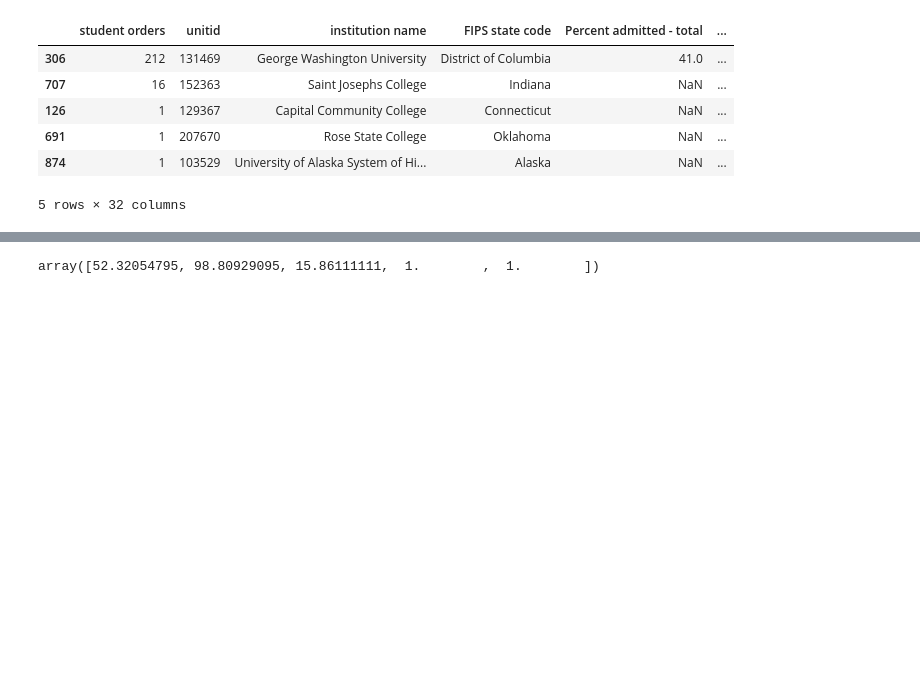
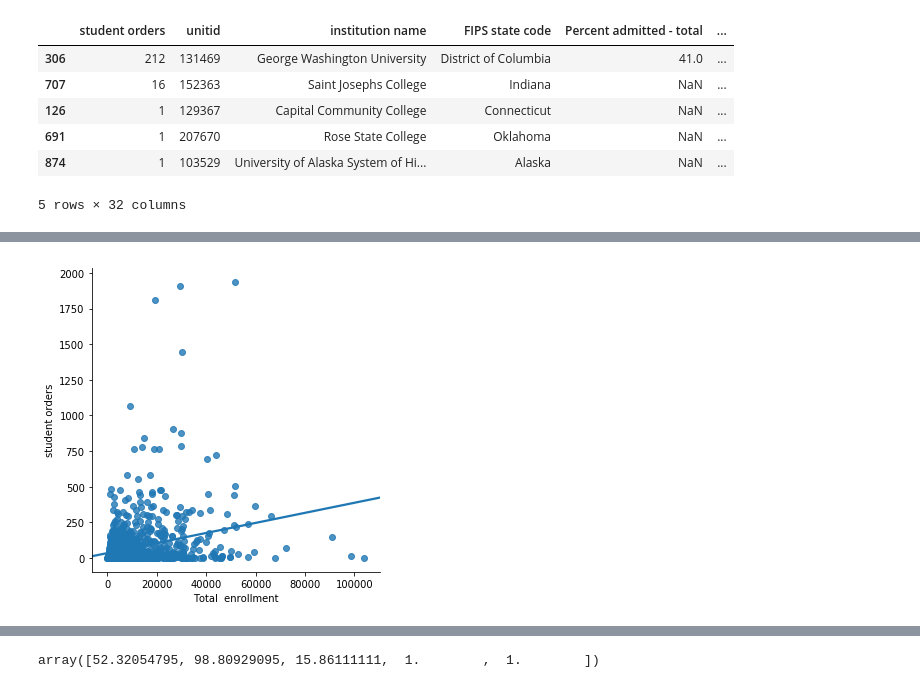
Before and after one commit to KayliBrownstein/data-science-flatworld-sales, a Jupyter notebook: institution_sales_eda.ipynb, the cells around one changed output, grey strips where cells are left out. Drawn from its saved outputs; the diff is of its cells as text; code cells hidden in the pictures; blank space fills up the shorter version.

```diff
--- a/institution_sales_eda.ipynb
+++ b/institution_sales_eda.ipynb
@@ -277,0 +286,6 @@ institutions.sample(n=10, random_state=1)
+# %%
+sns.lmplot(x='Total  enrollment', y='student orders', data=institutions, ci=None);
+# plt.xlim(0, 200);
+# plt.ylim(-10, 250);
+# %% [output]
+[figure, added]
```
Also changed, not shown: parts of 12 cells of this notebook.
